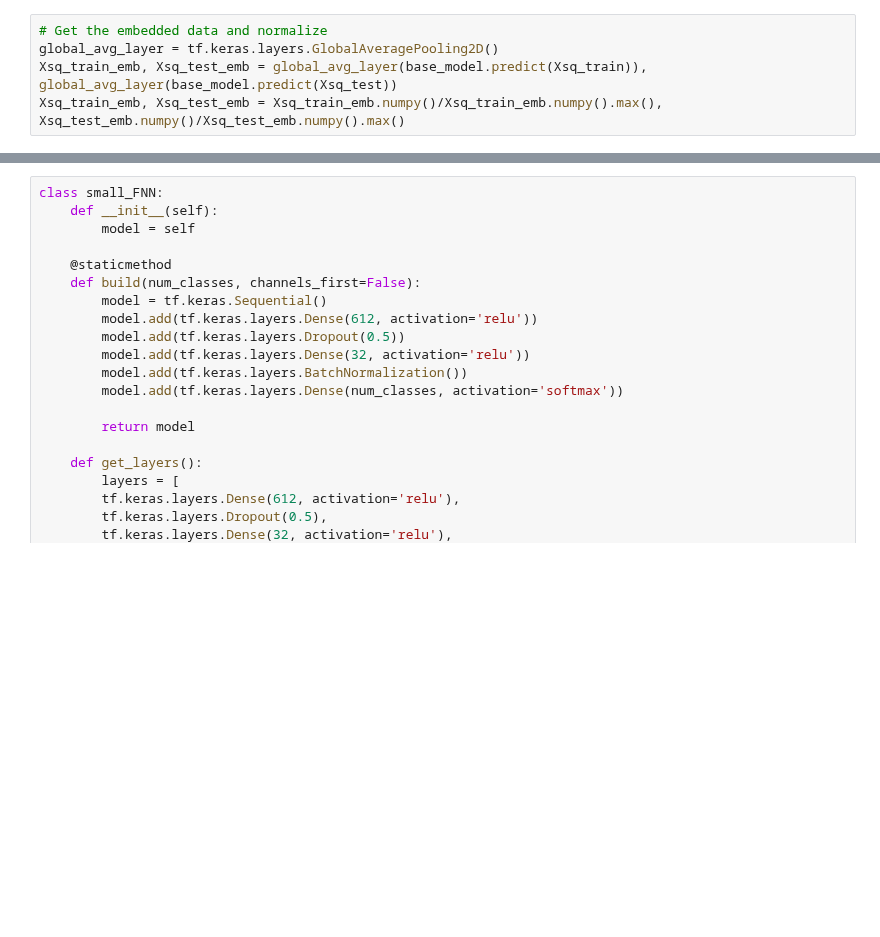
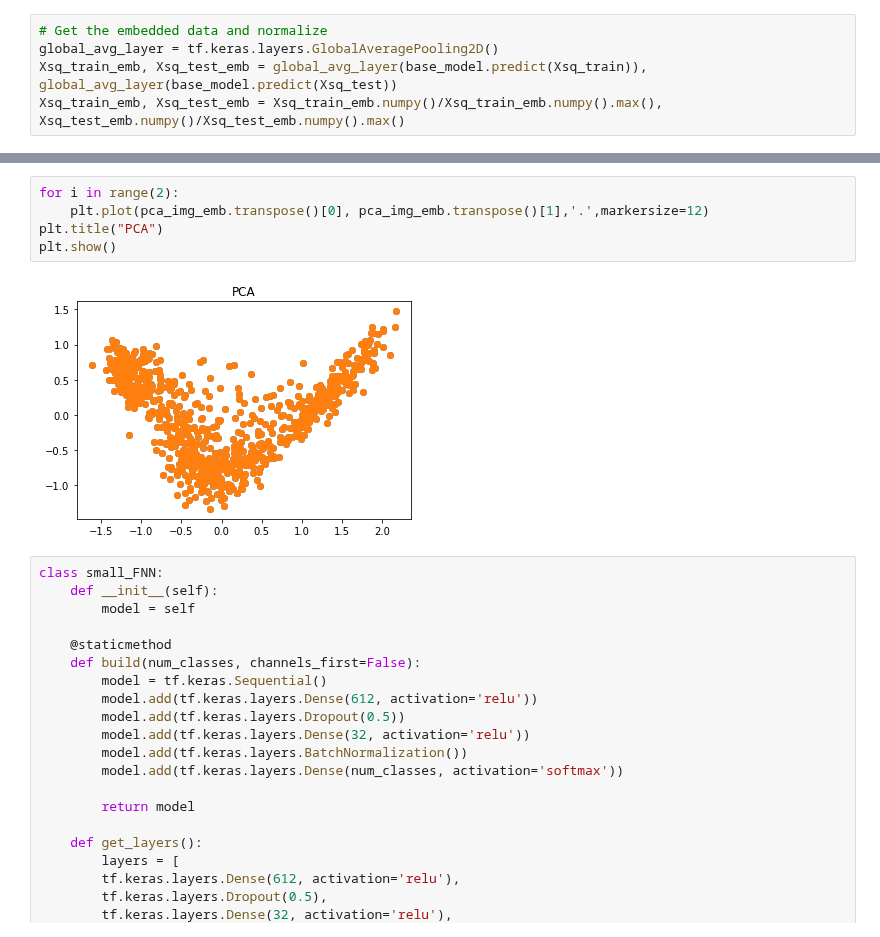
Before and after one commit to zmiller22/AM216, a Jupyter notebook: HW4/P2-Copy2.ipynb, the cells around one changed output, grey strips where cells are left out. Saved outputs shown, nothing was run; the diff lists cells and outputs as text; blank space fills up the shorter version.

```diff
--- a/HW4/P2-Copy2.ipynb
+++ b/HW4/P2-Copy2.ipynb
@@ -92,3 +107,10 @@ Xsq_train_emb, Xsq_test_emb = Xsq_train_emb.numpy()/Xsq_train_emb.numpy().max(),
+# %%
+for i in range(2):
+    plt.plot(pca_img_emb.transpose()[0], pca_img_emb.transpose()[1],'.',markersize=12)
+plt.title("PCA")
+plt.show()
+# %% [output]
+[figure, added]
 # %%
 class small_FNN:
     def __init__(self):
```
Also changed, not shown: parts of 2 cells of this notebook, 1 other file.
